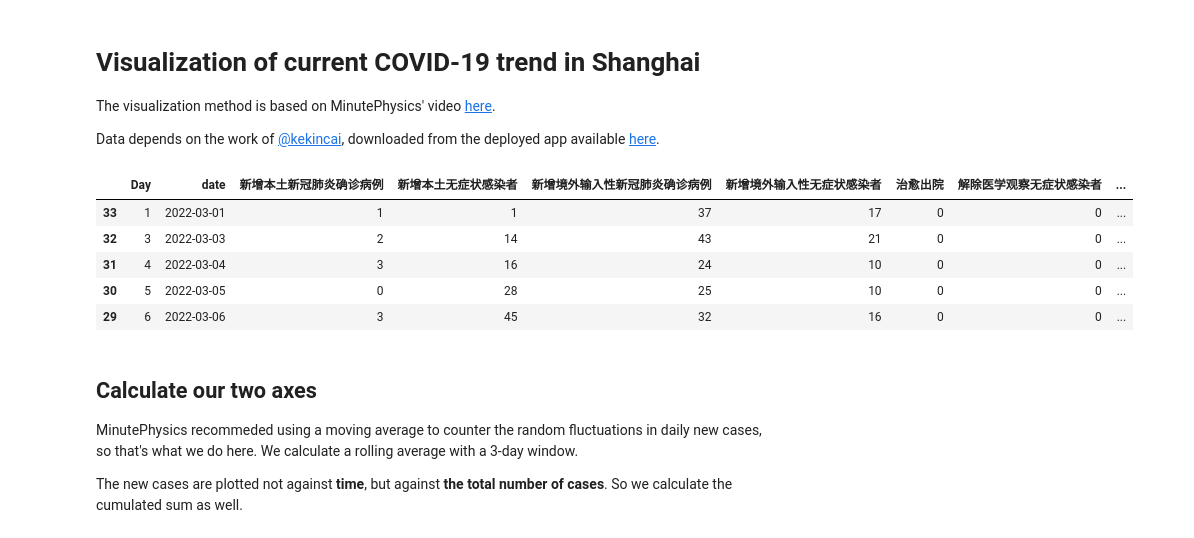
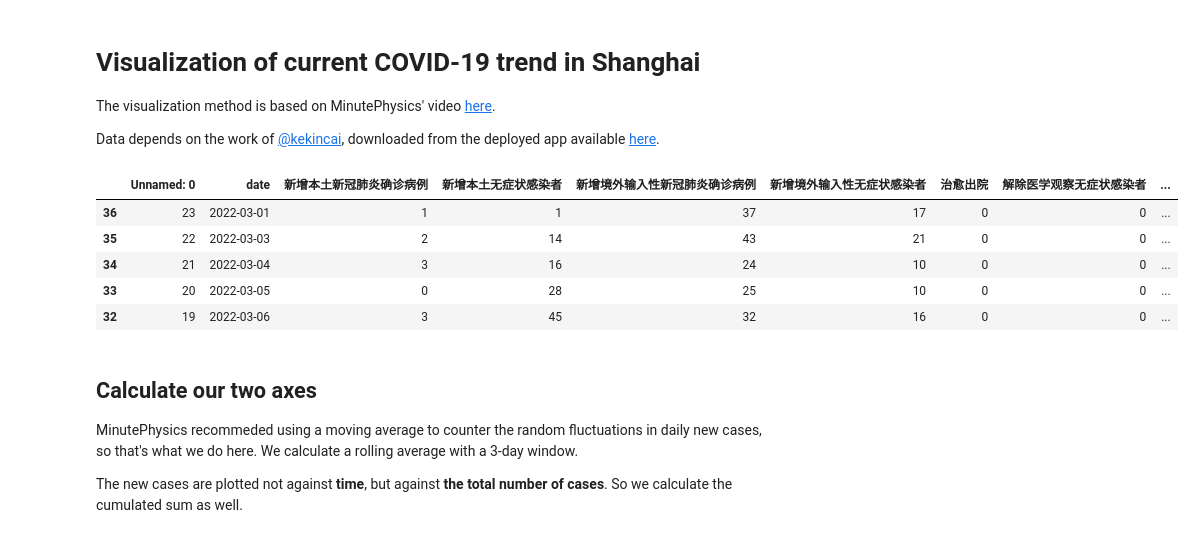
Before and after one commit to shaunabanana/shanghai-covid19-vis, a Jupyter notebook: Visualization.ipynb, the cells around one changed output. Saved outputs shown, nothing was run; the diff lists cells and outputs as text; code cells hidden in the pictures.

```diff
--- a/Visualization.ipynb
+++ b/Visualization.ipynb
@@ -7,15 +7,16 @@ Data depends on the work of [@kekincai](https://github.com/kekincai), downloaded
 # %%
 import pandas as pd
 # %%
-dataset = pd.read_csv('全体数据一览.csv').sort_values('Day')
+dataset = pd.read_csv('全体数据一览.csv').drop_duplicates(subset=['date']).sort_values('date')
+dataset['新增本土确诊含无症状'] = dataset['新增本土新冠肺炎确诊病例'] + dataset['新增本土无症状感染者']
 dataset.head()
 # %% [output]
-|  | Day | date | 新增本土新冠肺炎确诊病例 | 新增本土无症状感染者 | 新增境外输入性新冠肺炎确诊病例 | 新增境外输入性无症状感染者 | 治愈出院 | 解除医学观察无症状感染者 | ... |
-| 33 | 1 | 2022-03-01 | 1 | 1 | 37 | 17 | 0 | 0 | ... |
-| 32 | 3 | 2022-03-03 | 2 | 14 | 43 | 21 | 0 | 0 | ... |
-| 31 | 4 | 2022-03-04 | 3 | 16 | 24 | 10 | 0 | 0 | ... |
-| 30 | 5 | 2022-03-05 | 0 | 28 | 25 | 10 | 0 | 0 | ... |
-| 29 | 6 | 2022-03-06 | 3 | 45 | 32 | 16 | 0 | 0 | ... |
+|  | Unnamed: 0 | date | 新增本土新冠肺炎确诊病例 | 新增本土无症状感染者 | 新增境外输入性新冠肺炎确诊病例 | 新增境外输入性无症状感染者 | 治愈出院 | 解除医学观察无症状感染者 | ... |
+| 36 | 23 | 2022-03-01 | 1 | 1 | 37 | 17 | 0 | 0 | ... |
+| 35 | 22 | 2022-03-03 | 2 | 14 | 43 | 21 | 0 | 0 | ... |
+| 34 | 21 | 2022-03-04 | 3 | 16 | 24 | 10 | 0 | 0 | ... |
+| 33 | 20 | 2022-03-05 | 0 | 28 | 25 | 10 | 0 | 0 | ... |
+| 32 | 19 | 2022-03-06 | 3 | 45 | 32 | 16 | 0 | 0 | ... |
 # %% [markdown]
 ## Calculate our two axes
 
```
Also changed, not shown: parts of 3 cells of this notebook, 2 other files.
